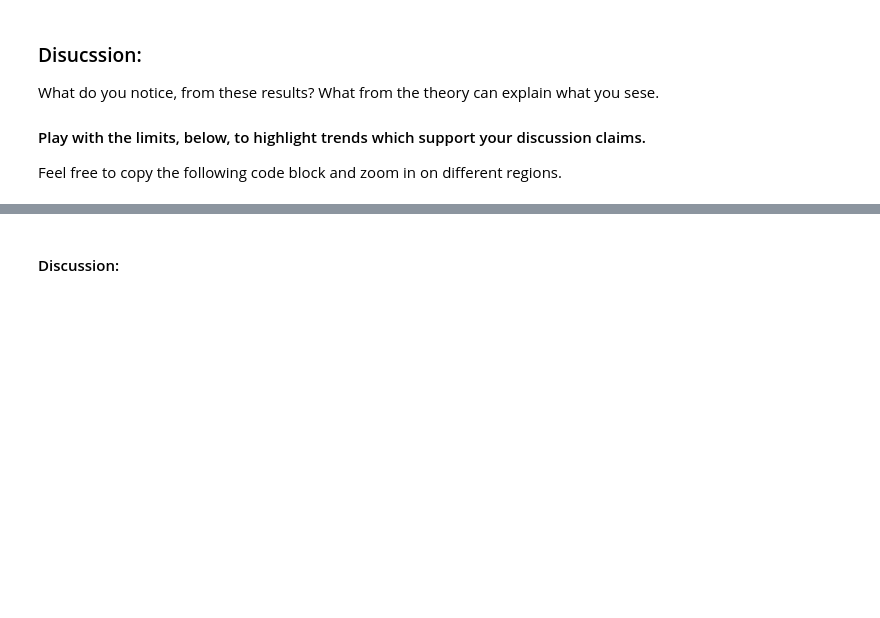
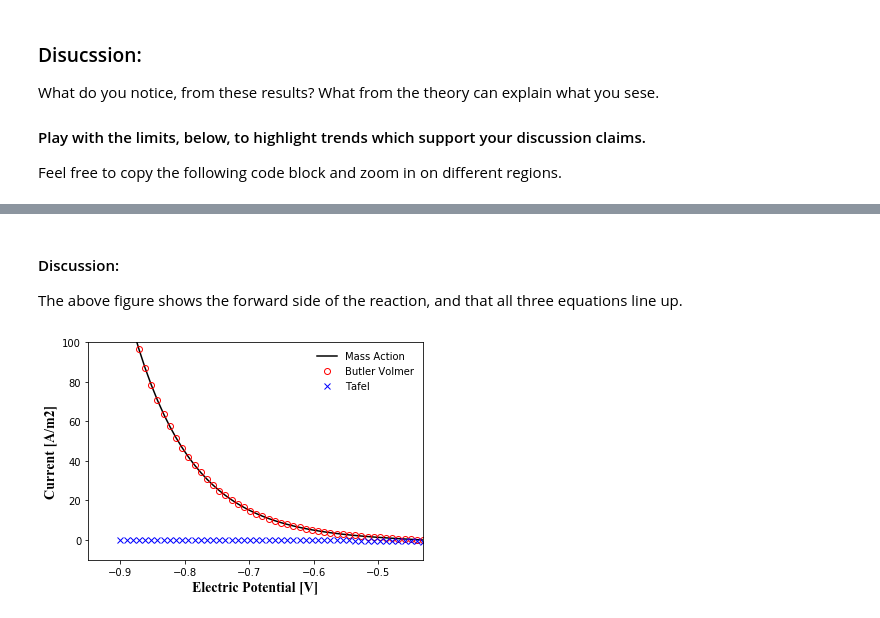
Before and after one commit to C-Meisel/Homework, a Jupyter notebook: homework-4/MEGN570_HW4_Coding.ipynb, the cells around one changed output, grey strips where cells are left out. Saved outputs shown, nothing was run; the diff lists cells and outputs as text; code cells hidden in the pictures; blank space fills up the shorter version.

```diff
--- a/homework-4/MEGN570_HW4_Coding.ipynb
+++ b/homework-4/MEGN570_HW4_Coding.ipynb
@@ -273,2 +275,15 @@ plt.show()
-# %% [markdown]
-#### Discussion:
+# %% [markdown]
+#### Discussion:
+The above figure shows the forward side of the reaction, and that all three equations line up.
+# %%
+plt.plot(delta_phi,i_elementary,linewidth = 1.5,color = 'k');
+plt.plot(delta_phi,i_BV,'o',markeredgecolor='r',markerfacecolor='none');
+plt.plot(delta_phi,i_Tafel,'x',markeredgecolor='b',markerfacecolor='none');
+plt.xlabel('Electric Potential [V]',family='Times New Roman',fontsize=14)
+plt.ylabel('Current [A/m2]',family='Times New Roman',fontsize=14)
+plt.legend(['Mass Action','Butler Volmer','Tafel'],frameon=False)
+plt.xlim((-0.95,-0.43))
+plt.ylim((-10,100))
+plt.show()
+# %% [output]
+[figure, added]
```
Also changed, not shown: parts of 2 cells of this notebook.
